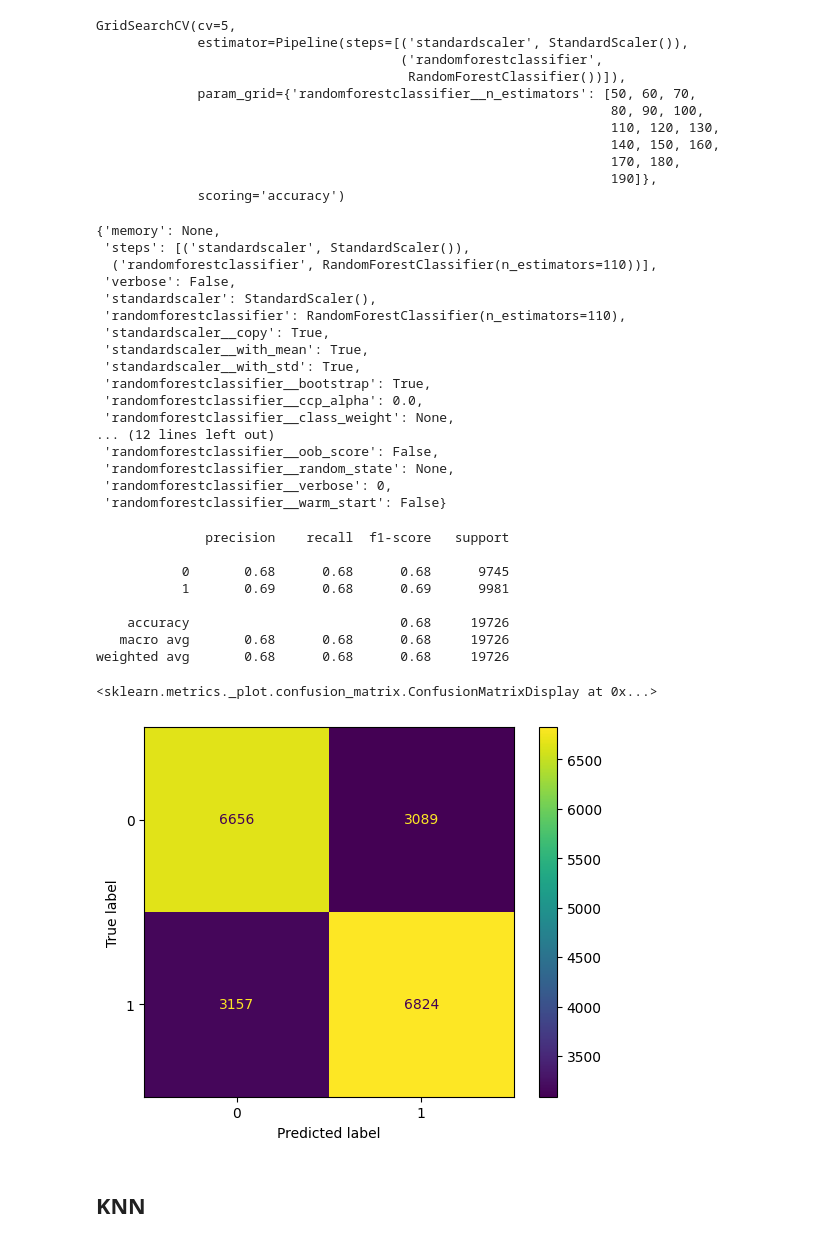
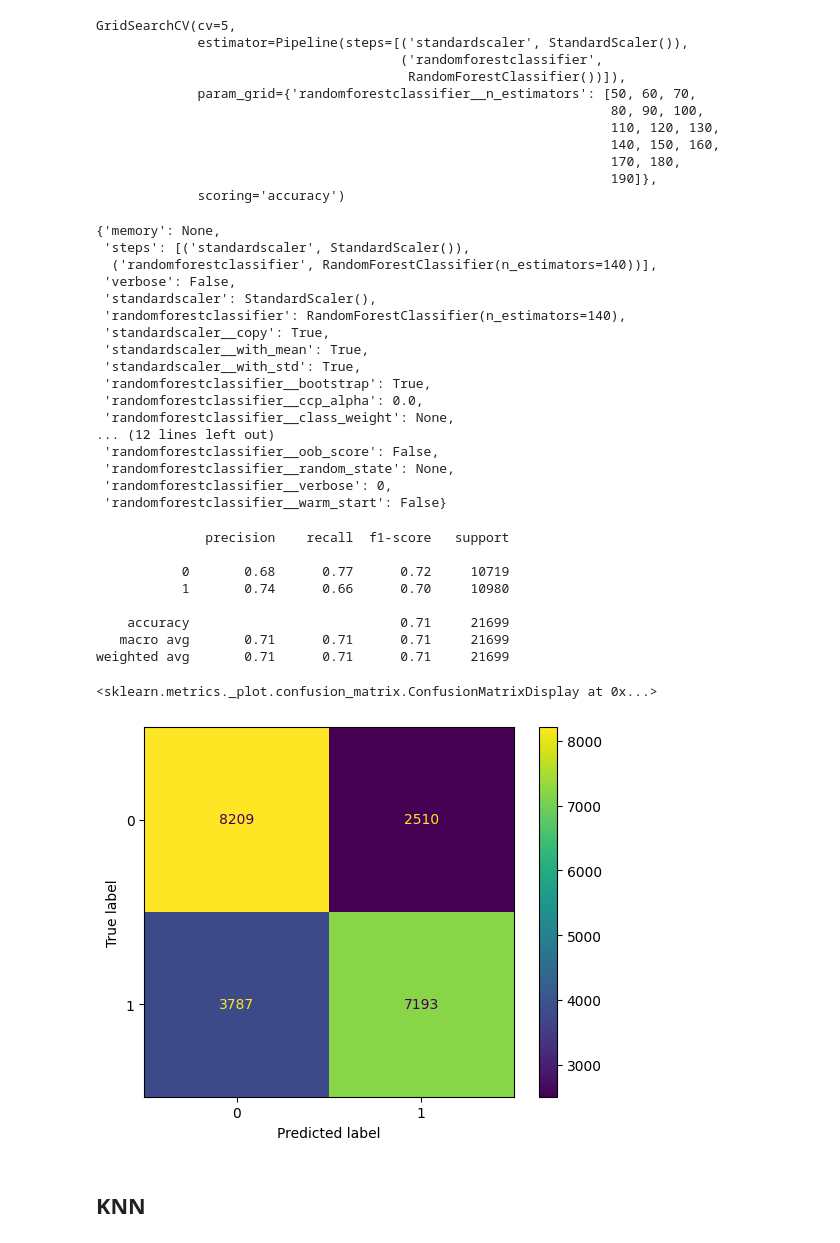
Before and after one commit to Arsen9988/Machine-learning-Arsen, a Jupyter notebook: Labb_ML/Labb_Arsen_ML.ipynb, the cells around one changed output. Saved outputs shown, nothing was run; the diff lists cells and outputs as text; code cells hidden in the pictures.

```diff
--- a/Labb_ML/Labb_Arsen_ML.ipynb
+++ b/Labb_ML/Labb_Arsen_ML.ipynb
@@ -565,7 +565,7 @@ from sklearn.linear_model import LogisticRegression
 from sklearn.ensemble import RandomForestClassifier
 # %%
 X, y = encod_df_1.drop("cardio", axis=1), encod_df_1["cardio"]
-X_train, X_test, y_train, y_test = train_test_split(X, y, test_size=0.3, random_state=42)
+X_train, X_test, y_train, y_test = train_test_split(X, y, test_size=0.33, random_state=42)
 
 scaler = StandardScaler()
 
@@ -598,10 +598,10 @@ classifier_forest.best_estimator_.get_params() # k = ???????????
 # %% [output]
 {'memory': None,
  'steps': [('standardscaler', StandardScaler()),
-  ('randomforestclassifier', RandomForestClassifier(n_estimators=110))],
+  ('randomforestclassifier', RandomForestClassifier(n_estimators=140))],
  'verbose': False,
  'standardscaler': StandardScaler(),
- 'randomforestclassifier': RandomForestClassifier(n_estimators=110),
+ 'randomforestclassifier': RandomForestClassifier(n_estimators=140),
  'standardscaler__copy': True,
  'standardscaler__with_mean': True,
  'standardscaler__with_std': True,
@@ -618,20 +618,20 @@ y_pred_forest = classifier_forest.predict(X_test)
 # %%
 from sklearn.metrics import classification_report, confusion_matrix, ConfusionMatrixDisplay
 
 print(classification_report(y_test, y_pred_forest))
-cm = confusion_matrix(y_test, y_pred_forest)
-ConfusionMatrixDisplay(cm).plot()
+cm_forest = confusion_matrix(y_test, y_pred_forest)
+ConfusionMatrixDisplay(cm_forest).plot()
 # %% [output]
               precision    recall  f1-score   support
 
-           0       0.68      0.68      0.68      9745
-           1       0.69      0.68      0.69      9981
+           0       0.68      0.77      0.72     10719
+           1       0.74      0.66      0.70     10980
 
-    accuracy                           0.68     19726
-   macro avg       0.68      0.68      0.68     19726
-weighted avg       0.68      0.68      0.68     19726
+    accuracy                           0.71     21699
+   macro avg       0.71      0.71      0.71     21699
+weighted avg       0.71      0.71      0.71     21699
 <sklearn.metrics._plot.confusion_matrix.ConfusionMatrixDisplay at 0x...>
-[figure, old version]
+[figure, new version]
 # %% [markdown]
 ## KNN
 # %%
```
Also changed, not shown: parts of 22 cells of this notebook.
